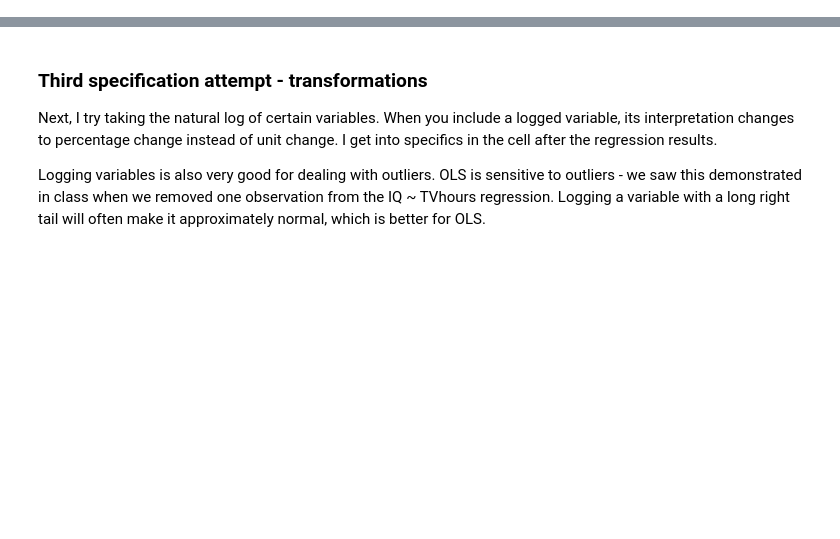
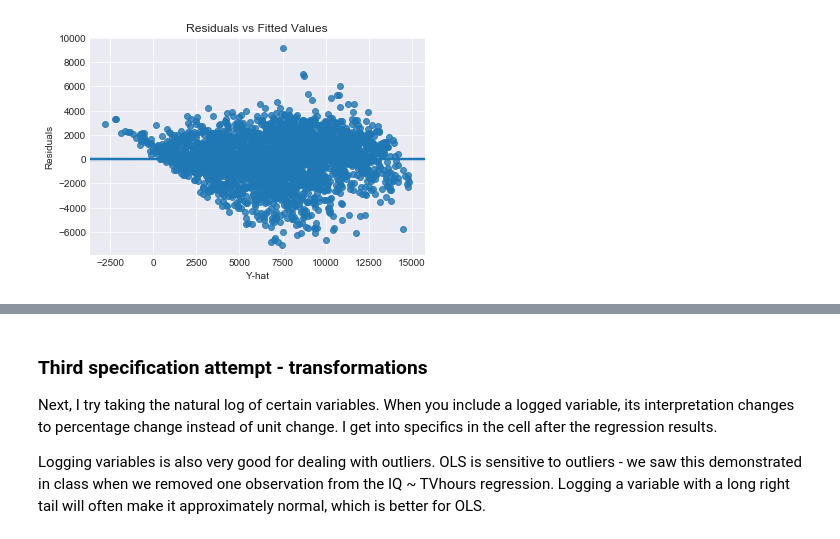
Before and after one commit to noahnewberger/Bikeshare-DC, a Jupyter notebook: notebooks/ols_baseline.ipynb, the cells around one changed output, grey strips where cells are left out. Drawn from its saved outputs; the diff is of its cells as text; code cells hidden in the pictures; blank space fills up the shorter version.

```diff
--- a/notebooks/ols_baseline.ipynb
+++ b/notebooks/ols_baseline.ipynb
@@ -38,3 +41,12 @@ def fitOLS(equation, cov='nonrobust'):
     model = smf.ols('{}'.format(equation), df)
     results = model.fit(cov_type='{}'.format(cov), use_t=True)
     return results
+# %%
+# Fit the model and print results
+# I wanted to use dc_pop instead of year (they're highly correlated)
+# But there are 0s in dc_pop that throw off the analysis
+
+results = fitOLS('cabi_trips ~ year + daylight_hours + '
+                 'apparenttemperaturehigh + rain + snow + '
+                 'nats_games + C(day_of_week)', cov='HC0')
+results.summary()
@@ -40,0 +92,18 @@ def fitOLS(equation, cov='nonrobust'):
+# %%
+'''Homoskedasticity is when the variance/scatter/spread of the residuals is
+constant for all values of the fitted values. It is an assumption under OLS.
+
+Heteroskedasticity is when the variance of the residuals changes as the fitted values change.
+If not addressed, it can lead to biased estimators.
+If our residuals were heteroskedastic, we would expect a scatter plot to form a funnel shape,
+and a regression line to have a slope.
+'''
+
+# Regplot fits a regression line to a scatterplot
+plt.title('Residuals vs Fitted Values')
+sns.regplot(results.fittedvalues, results.resid)
+plt.xlabel('Y-hat')
+plt.ylabel('Residuals')
+plt.show()
+# %% [output]
+[figure, added]
```
Also changed, not shown: parts of 22 cells of this notebook.
